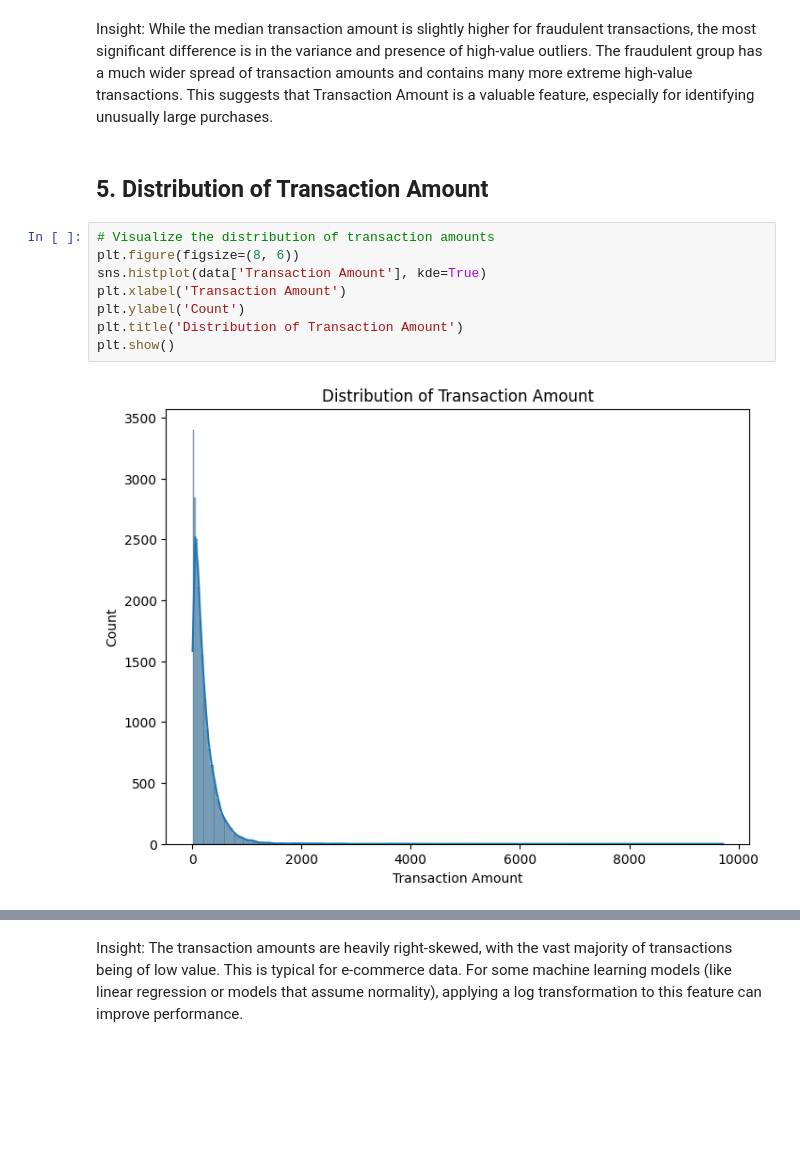
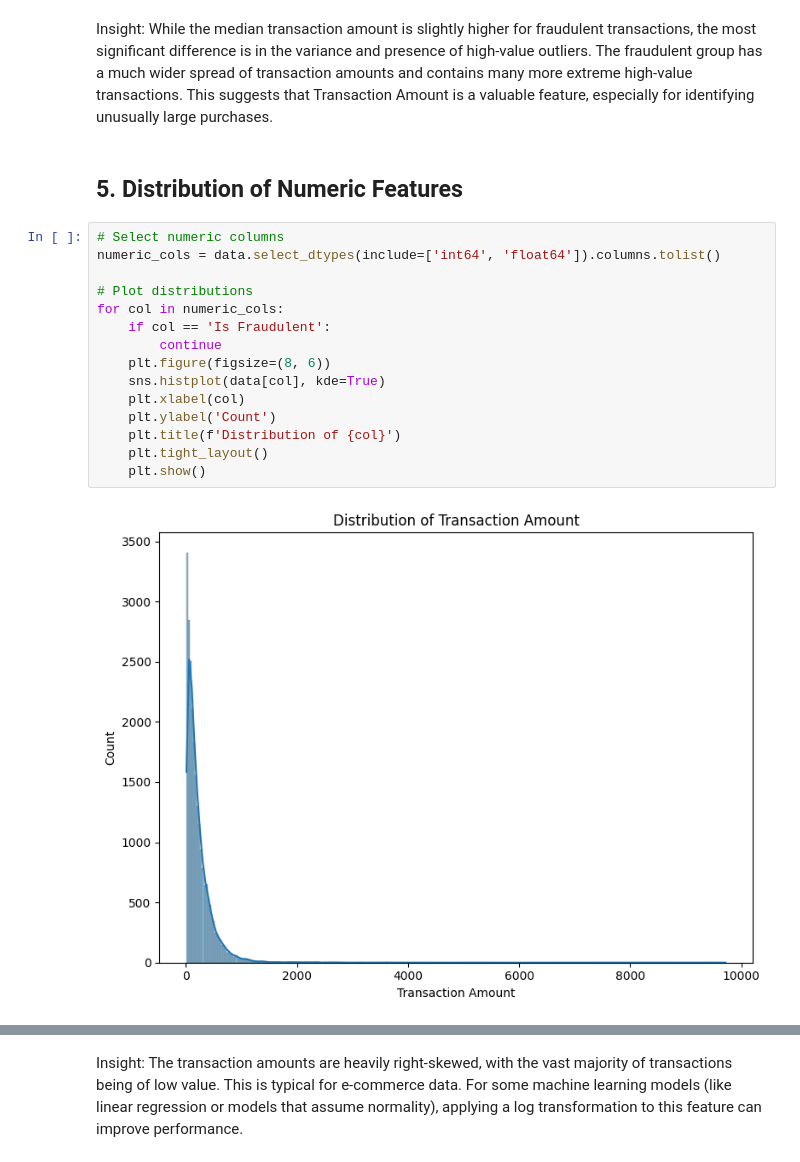
Before and after one commit to briannoelkesuma/BT4012-Group-15-Ecommerce-Fraud, a Jupyter notebook: notebook.ipynb, the cells around one changed output, grey strips where cells are left out. Drawn from its saved outputs; the diff is of its cells as text; blank space fills up the shorter version.

Commit message:
added eda for distribution of numeric data

```diff
--- a/notebook.ipynb
+++ b/notebook.ipynb
@@ -164,14 +164,21 @@ plt.show()
 # %% [markdown]
 Insight: While the median transaction amount is slightly higher for fraudulent transactions, the most significant difference is in the variance and presence of high-value outliers. The fraudulent group has a much wider spread of transaction amounts and contains many more extreme high-value transactions. This suggests that Transaction Amount is a valuable feature, especially for identifying unusually large purchases.
 # %% [markdown]
-## 5. Distribution of Transaction Amount
+## 5. Distribution of Numeric Features
 # %%
-# Visualize the distribution of transaction amounts
-plt.figure(figsize=(8, 6))
-sns.histplot(data['Transaction Amount'], kde=True)
-plt.xlabel('Transaction Amount')
-plt.ylabel('Count')
-plt.title('Distribution of Transaction Amount')
-plt.show()
+# Select numeric columns
+numeric_cols = data.select_dtypes(include=['int64', 'float64']).columns.tolist()
+
+# Plot distributions
+for col in numeric_cols:
+    if col == 'Is Fraudulent':
+        continue
+    plt.figure(figsize=(8, 6))
+    sns.histplot(data[col], kde=True)
+    plt.xlabel(col)
+    plt.ylabel('Count')
+    plt.title(f'Distribution of {col}')
+    plt.tight_layout()
+    plt.show()
 # %% [output]
-[figure, old version]
+[figure, new version]
```
Also changed, not shown: parts of 3 cells of this notebook.
